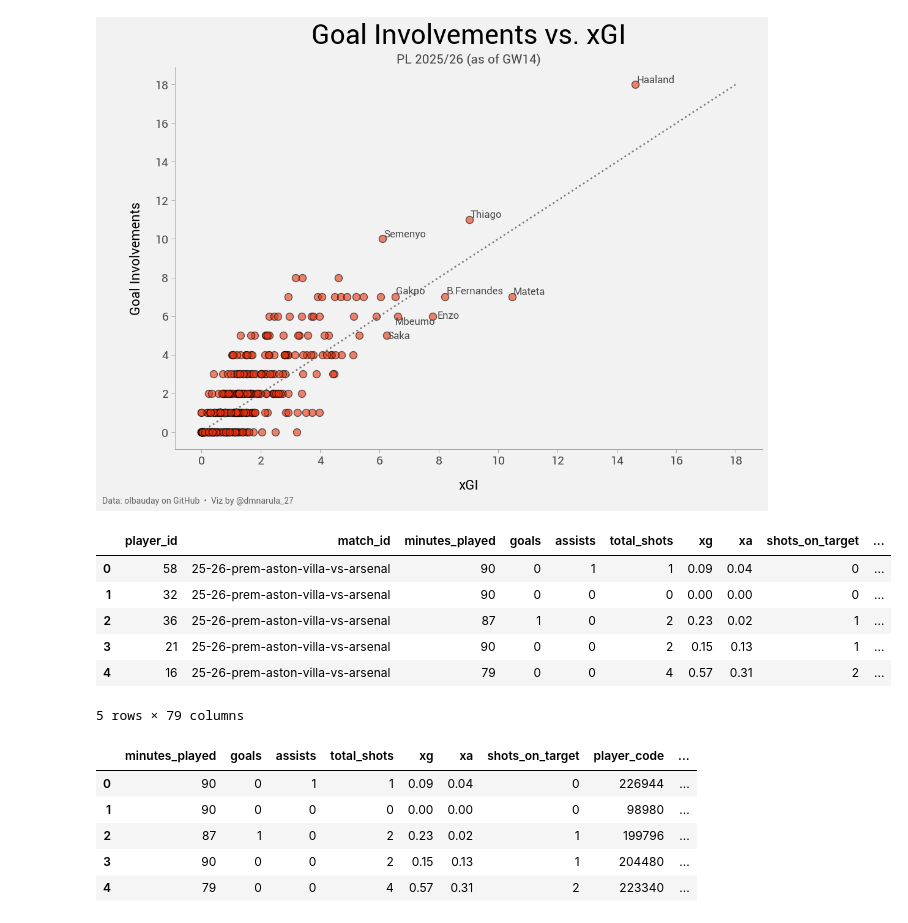
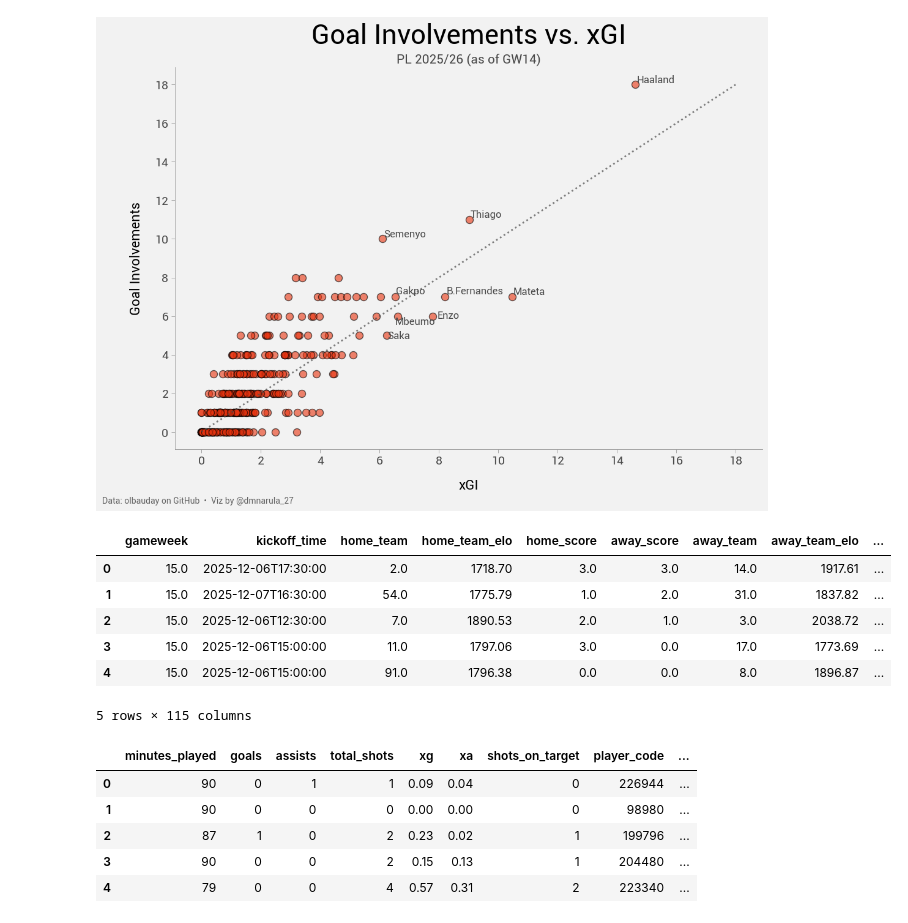
Before and after one commit to dmnarula/football-ds-learning, a Jupyter notebook: week3-visualization/Week3_Projects.ipynb, the cells around one changed output. Cells and saved outputs as stored; diff of their text form; code cells hidden in the pictures.

```diff
--- a/week3-visualization/Week3_Projects.ipynb
+++ b/week3-visualization/Week3_Projects.ipynb
@@ -285,21 +293,3 @@ def build_match_df(url_stats, url_players, url_teams, url_matches):
     }).drop(columns=["code"])
 
     return df_final
-# %%
-# Load gameweek data into stats and players (currently GW15)
-url_stats = "https://raw.githubusercontent.com/olbauday/FPL-Elo-Insights/refs/heads/main/data/2025-2026/By%20Gameweek/GW15/playermatchstats.csv"
-url_players = "https://raw.githubusercontent.com/olbauday/FPL-Elo-Insights/refs/heads/main/data/2025-2026/By%20Gameweek/GW15/players.csv"
-url_teams = "https://raw.githubusercontent.com/olbauday/FPL-Elo-Insights/refs/heads/main/data/2025-2026/By%20Gameweek/GW15/teams.csv"
-url_matches = "https://raw.githubusercontent.com/olbauday/FPL-Elo-Insights/refs/heads/main/data/2025-2026/By%20Gameweek/GW15/matches.csv"
-
-df_final = build_match_df(url_stats, url_players, url_teams, url_matches)
-df_matches = pd.read_csv(url_matches)
-df_final.head()
-# %% [output]
-|  | player_id | match_id | minutes_played | goals | assists | total_shots | xg | xa | shots_on_target | ... |
-| 0 | 58 | 25-26-prem-aston-villa-vs-arsenal | 90 | 0 | 1 | 1 | 0.09 | 0.04 | 0 | ... |
-| 1 | 32 | 25-26-prem-aston-villa-vs-arsenal | 90 | 0 | 0 | 0 | 0.00 | 0.00 | 0 | ... |
-| 2 | 36 | 25-26-prem-aston-villa-vs-arsenal | 87 | 1 | 0 | 2 | 0.23 | 0.02 | 1 | ... |
-| 3 | 21 | 25-26-prem-aston-villa-vs-arsenal | 90 | 0 | 0 | 2 | 0.15 | 0.13 | 1 | ... |
-| 4 | 16 | 25-26-prem-aston-villa-vs-arsenal | 79 | 0 | 0 | 4 | 0.57 | 0.31 | 2 | ... |
-5 rows × 79 columns
@@ -306,3 +305,18 @@ df_final.head()
+# %%
+# Load gameweek data into stats and players
+url_stats, url_players, url_teams, url_matches = get_gw_urls(15)
+
+df_final = build_match_df(url_stats, url_players, url_teams, url_matches)
+df_matches = pd.read_csv(url_matches)
+df_matches.head()
+# %% [output]
+|  | gameweek | kickoff_time | home_team | home_team_elo | home_score | away_score | away_team | away_team_elo | ... |
+| 0 | 15.0 | 2025-12-06T17:30:00 | 2.0 | 1718.70 | 3.0 | 3.0 | 14.0 | 1917.61 | ... |
+| 1 | 15.0 | 2025-12-07T16:30:00 | 54.0 | 1775.79 | 1.0 | 2.0 | 31.0 | 1837.82 | ... |
+| 2 | 15.0 | 2025-12-06T12:30:00 | 7.0 | 1890.53 | 2.0 | 1.0 | 3.0 | 2038.72 | ... |
+| 3 | 15.0 | 2025-12-06T15:00:00 | 11.0 | 1797.06 | 3.0 | 0.0 | 17.0 | 1773.69 | ... |
+| 4 | 15.0 | 2025-12-06T15:00:00 | 91.0 | 1796.38 | 0.0 | 0.0 | 8.0 | 1896.87 | ... |
+5 rows × 115 columns
 # %%
 # Final cleaning
 stats_cols = ["minutes_played", "goals", "assists",
```
Also changed, not shown: parts of 10 cells of this notebook.
